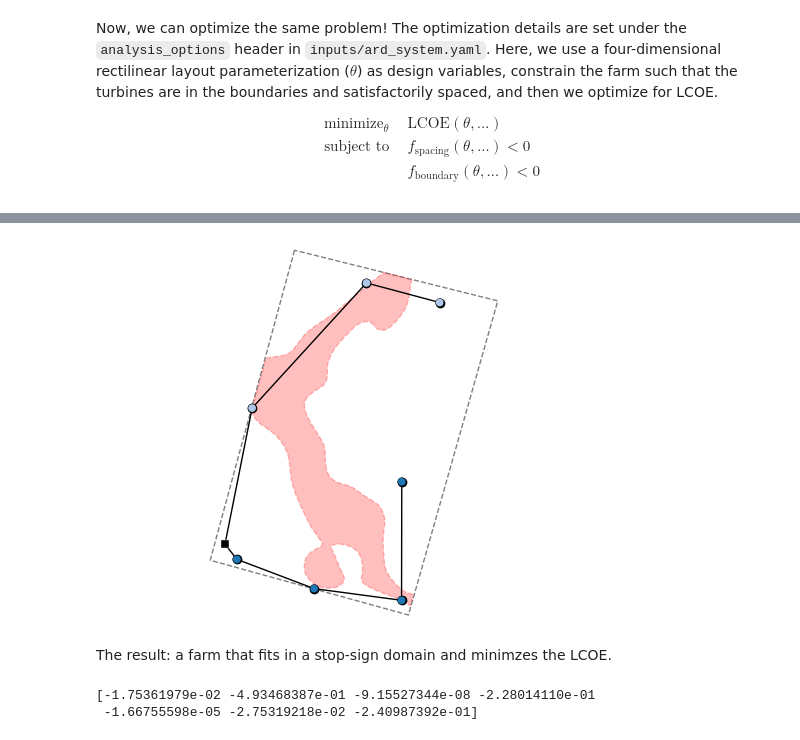
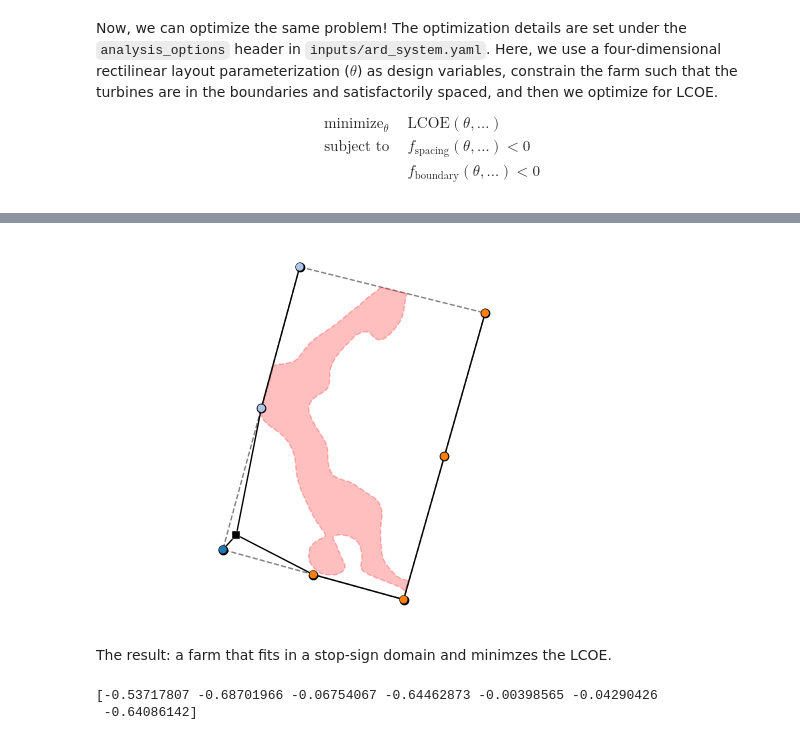
Before and after one commit to cfrontin/Ard, a Jupyter notebook: examples/x07_exclusion/optimization_demo.ipynb, the cells around one changed output, grey strips where cells are left out. Cells and saved outputs as stored; diff of their text form; code cells hidden in the pictures.

```diff
--- a/examples/x07_exclusion/optimization_demo.ipynb
+++ b/examples/x07_exclusion/optimization_demo.ipynb
@@ -110,7 +110,7 @@ $$
 \end{aligned}
 $$
 # %%
-optimize = True  # set to False to skip optimization
+optimize = False  # set to False to skip optimization
 if optimize:
     # run the optimization
     prob.run_driver()
@@ -159,17 +141,17 @@ The constraint value is:
 # %%
 ax = plot_layout(
     prob,
     input_dict=input_dict,
-    show_image=True,
+    show_image=False,
     include_cable_routing=True,
 )
 plt.show()
 # %% [output]
-[figure, old version]
+[figure, new version]
 # %% [markdown]
 The result: a farm that fits in a stop-sign domain and minimzes the LCOE.
 # %%
 print(prob.get_val("exclusions.exclusion_distances", units="km"))
 # %% [output]
-[-1.75361979e-02 -4.93468387e-01 -9.15527344e-08 -2.28014110e-01
- -1.66755598e-05 -2.75319218e-02 -2.40987392e-01]
+[-0.53717807 -0.68701966 -0.06754067 -0.64462873 -0.00398565 -0.04290426
+ -0.64086142]
```
Also changed, not shown: parts of 3 cells of this notebook, 6 other files.
